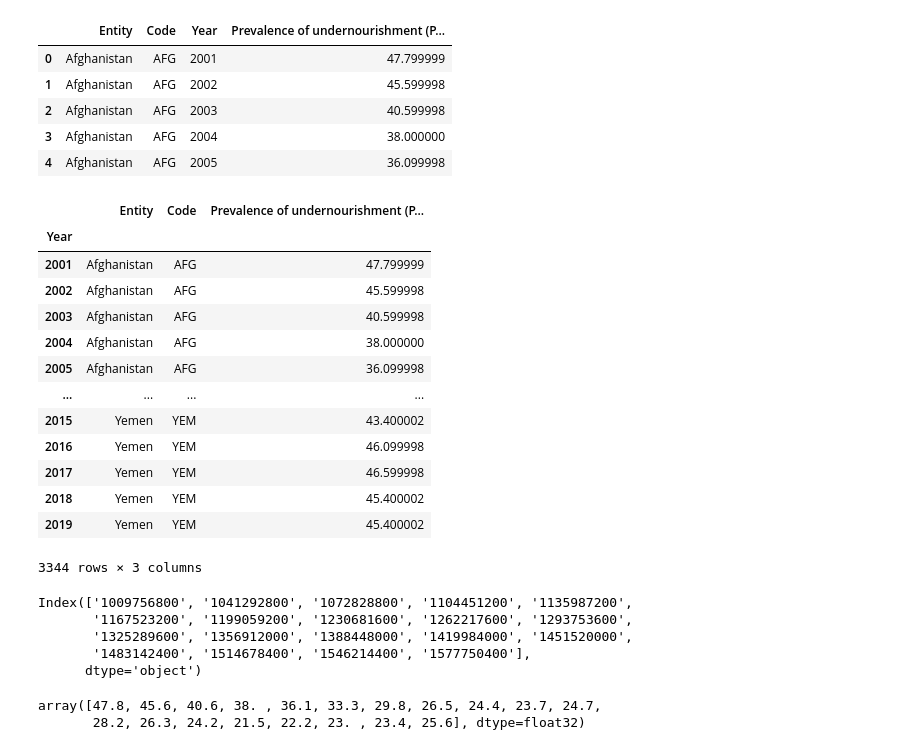
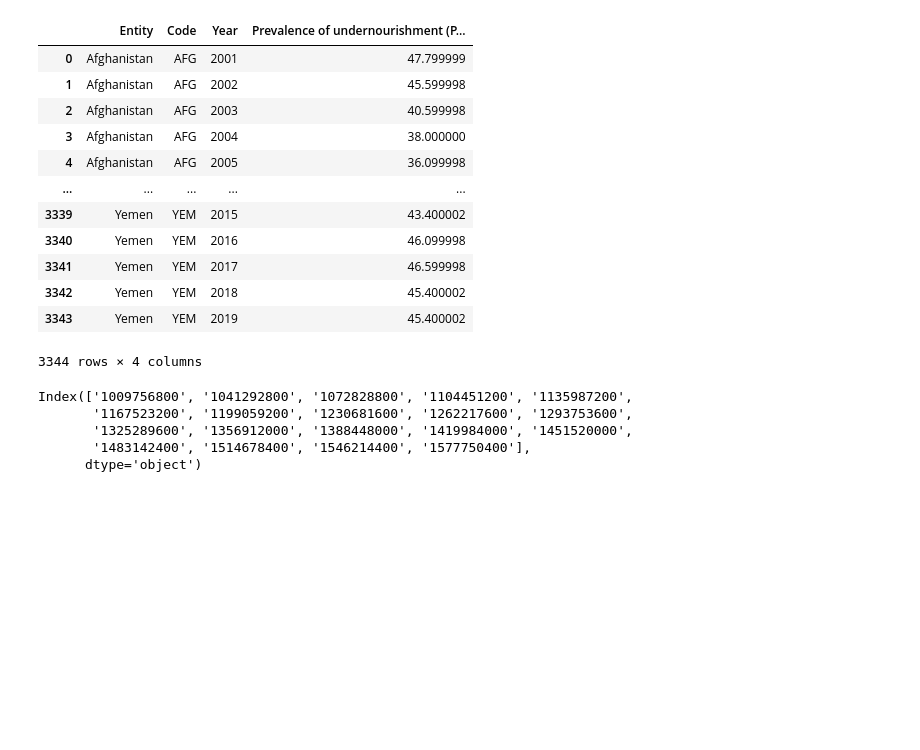
Before and after one commit to bakerjf1993/Supply-Chain, a Jupyter notebook: MapFoodSecuritySlider_vBill.ipynb, the cells around one changed output. Cells and saved outputs as stored; diff of their text form; code cells hidden in the pictures; blank space fills up the shorter version.

```diff
--- a/MapFoodSecuritySlider_vBill.ipynb
+++ b/MapFoodSecuritySlider_vBill.ipynb
@@ -14,29 +16,19 @@ datapath = gpd.datasets.get_path("naturalearth_lowres")
 gdf = gpd.read_file(datapath)
 # %%
 hunger_data = pd.read_csv('prevalence-of-undernourishment.csv')
+pd.options.display.max_rows = 200
+hunger_data
+# %% [output]
+|  | Entity | Code | Year | Prevalence of undernourishment (P... |
+| 0 | Afghanistan | AFG | 2001 | 47.799999 |
+| 1 | Afghanistan | AFG | 2002 | 45.599998 |
+| 2 | Afghanistan | AFG | 2003 | 40.599998 |
+| 3 | Afghanistan | AFG | 2004 | 38.000000 |
+| 4 | Afghanistan | AFG | 2005 | 36.099998 |
+| ... | ... | ... | ... | ... |
+| 3339 | Yemen | YEM | 2015 | 43.400002 |
+| 3340 | Yemen | YEM | 2016 | 46.099998 |
+| 3341 | Yemen | YEM | 2017 | 46.599998 |
+| 3342 | Yemen | YEM | 2018 | 45.400002 |
+| 3343 | Yemen | YEM | 2019 | 45.400002 |
+3344 rows × 4 columns
-# %%
-hunger_data.head()
-# %% [output]
-|  | Entity | Code | Year | Prevalence of undernourishment (P... |
-| 0 | Afghanistan | AFG | 2001 | 47.799999 |
-| 1 | Afghanistan | AFG | 2002 | 45.599998 |
-| 2 | Afghanistan | AFG | 2003 | 40.599998 |
-| 3 | Afghanistan | AFG | 2004 | 38.000000 |
-| 4 | Afghanistan | AFG | 2005 | 36.099998 |
-# %%
-hunger_data.set_index('Year')
-# %% [output]
-|  | Entity | Code | Prevalence of undernourishment (P... |
-| Year |  |  |  |
-| 2001 | Afghanistan | AFG | 47.799999 |
-| 2002 | Afghanistan | AFG | 45.599998 |
-| 2003 | Afghanistan | AFG | 40.599998 |
-| 2004 | Afghanistan | AFG | 38.000000 |
-| 2005 | Afghanistan | AFG | 36.099998 |
-| ... | ... | ... | ... |
-| 2015 | Yemen | YEM | 43.400002 |
-| 2016 | Yemen | YEM | 46.099998 |
-| 2017 | Yemen | YEM | 46.599998 |
-| 2018 | Yemen | YEM | 45.400002 |
-| 2019 | Yemen | YEM | 45.400002 |
-3344 rows × 3 columns
@@ -61,5 +49,0 @@ u_country = hunger_data.Entity.unique()
-# %%
-hunger_data[hunger_data['Code']== 'AFG']['Prevalence of undernourishment (Percent of population)'].to_numpy(dtype=float32)
-# %% [output]
-array([47.8, 45.6, 40.6, 38. , 36.1, 33.3, 29.8, 26.5, 24.4, 23.7, 24.7,
-       28.2, 26.3, 24.2, 21.5, 22.2, 23. , 23.4, 25.6], dtype=float32)
```
Also changed, not shown: parts of 20 cells of this notebook.
